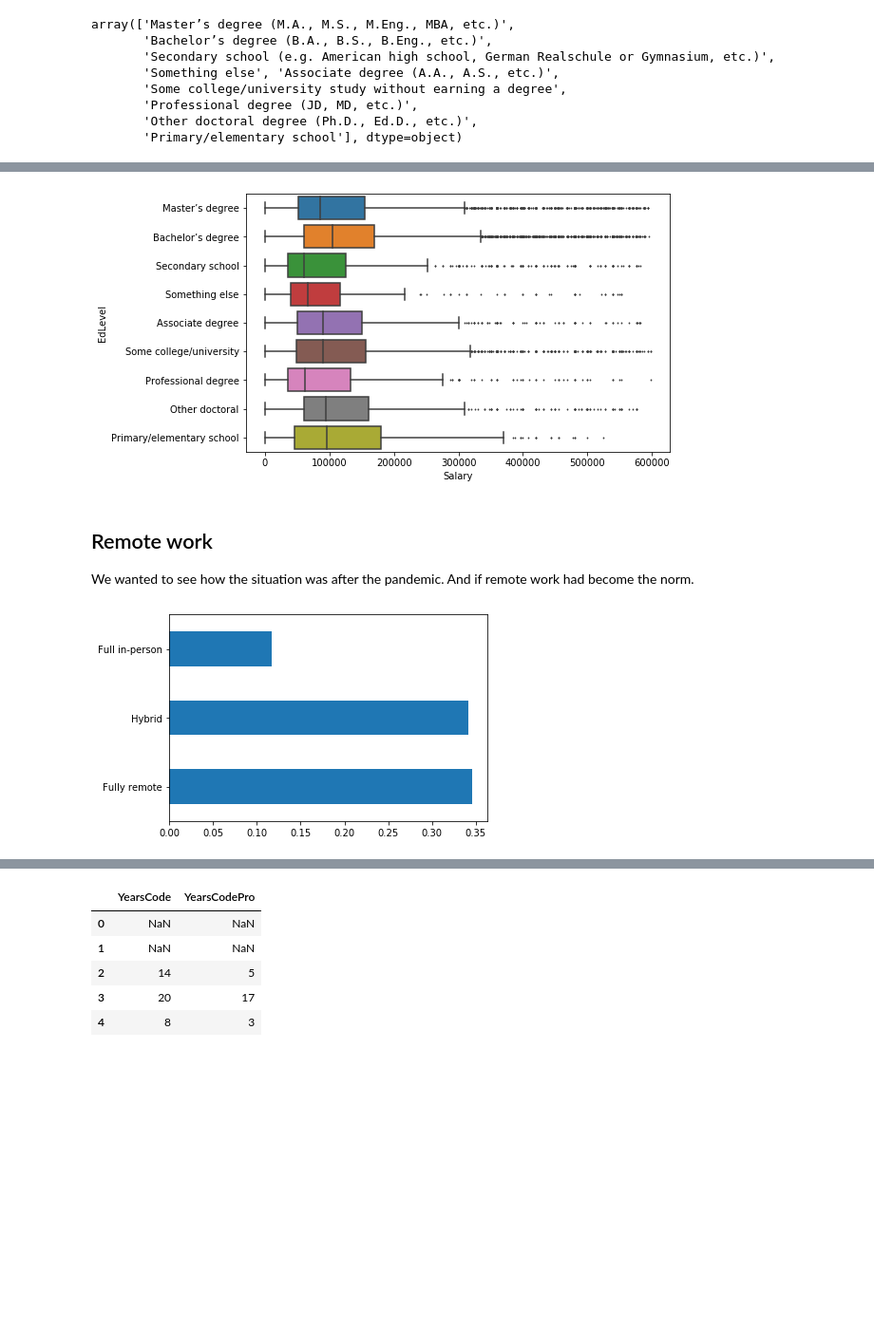
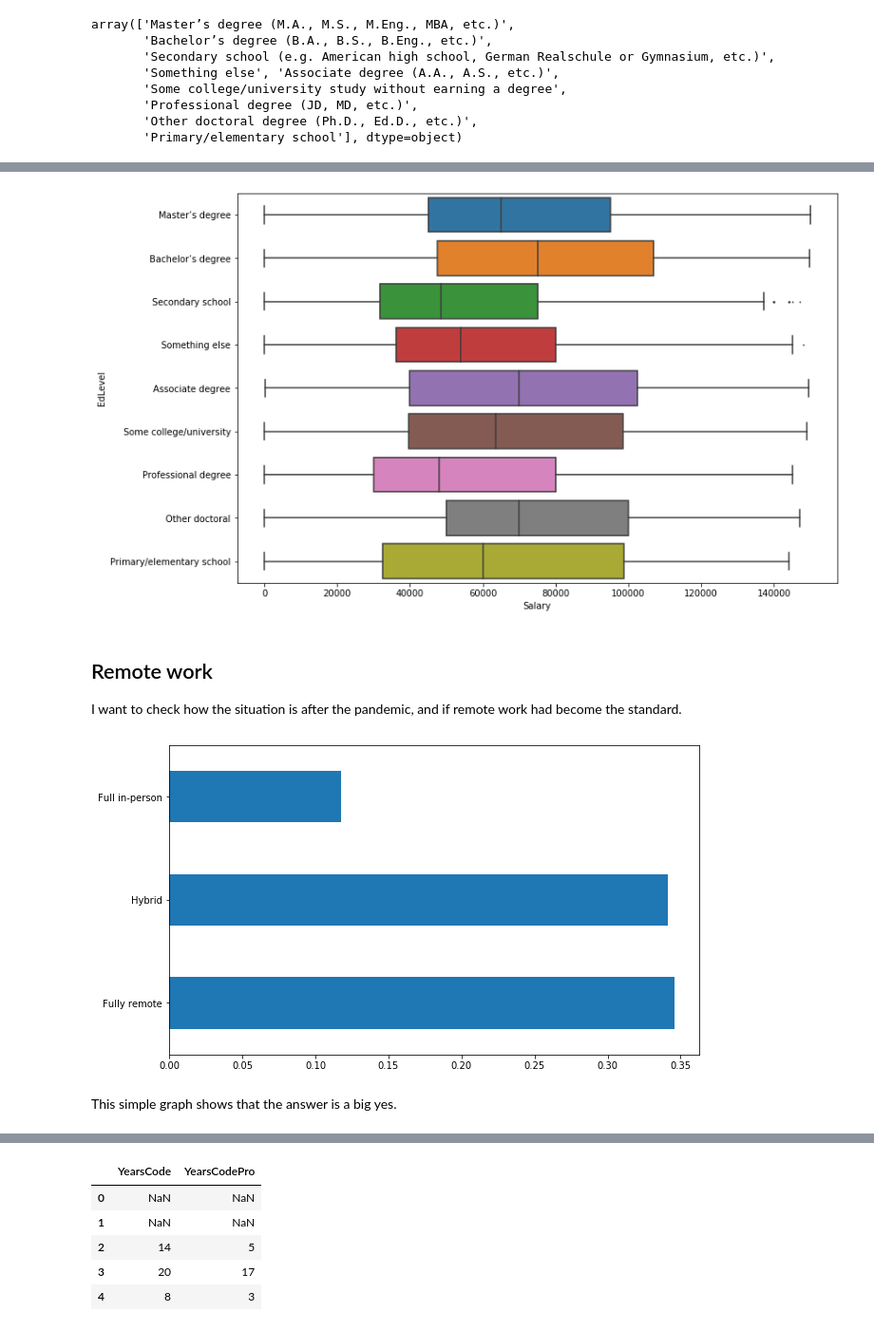
Before and after one commit to pingwie/stackoverflow, a Jupyter notebook: StackOverflow_22.ipynb, the cells around one changed output, grey strips where cells are left out. Shown at 95% size. Saved outputs shown, nothing was run; the diff lists cells and outputs as text; code cells hidden in the pictures; blank space fills up the shorter version.

```diff
--- a/StackOverflow_22.ipynb
+++ b/StackOverflow_22.ipynb
@@ -6,7 +9,7 @@ import matplotlib.pyplot as plt
 from collections import defaultdict
 %matplotlib inline
 # %%
-df = pd.read_csv('data/survey_2022.csv', low_memory= False)
+df = pd.read_csv('data/survey_2022.csv')
 # %%
 fd = pd.read_csv('data/schema_2022.csv')
 # %%
@@ -175,3 +183,3 @@ Así que centraremos nuestro estudio en el rango [0,600.000] $
-# %%
-dfsalary = dfsalary[dfsalary['Salary'] < 600000]
+# %%
+upperlim = 150000
 # %%
@@ -261,15 +289,18 @@ plt.figure(figsize=(8,5));
 # %%
-plt.figure(figsize=(8,5));
-sns.boxplot(x=dfsalary['Salary'], y = dfsalary['EdLevel'],fliersize = 1);
+plt.figure(figsize=(12,8));
+sns.boxplot(x=dfsalary[dfsalary['Salary']<upperlim]['Salary'], y = dfsalary['EdLevel'],fliersize = 1);
 # %% [output]
-[figure, old version]
+[figure, new version]
 # %% [markdown]
 ## Remote work
-We wanted to see how the situation was after the pandemic. And if remote work had become the norm.
+I want to check how the situation is after the pandemic, and if remote work had become the standard.
 # %%
 remoto = (df['RemoteWork'].value_counts()/df.shape[0])
 remoto.index = ['Fully remote', 'Hybrid','Full in-person']
+plt.figure(figsize = (10,6))
 remoto.plot(kind= 'barh');
 # %% [output]
-[figure, old version]
+[figure, new version]
+# %% [markdown]
+This simple graph shows that the answer is a big yes.
 # %% [markdown]
```
Also changed, not shown: parts of 73 cells of this notebook.
